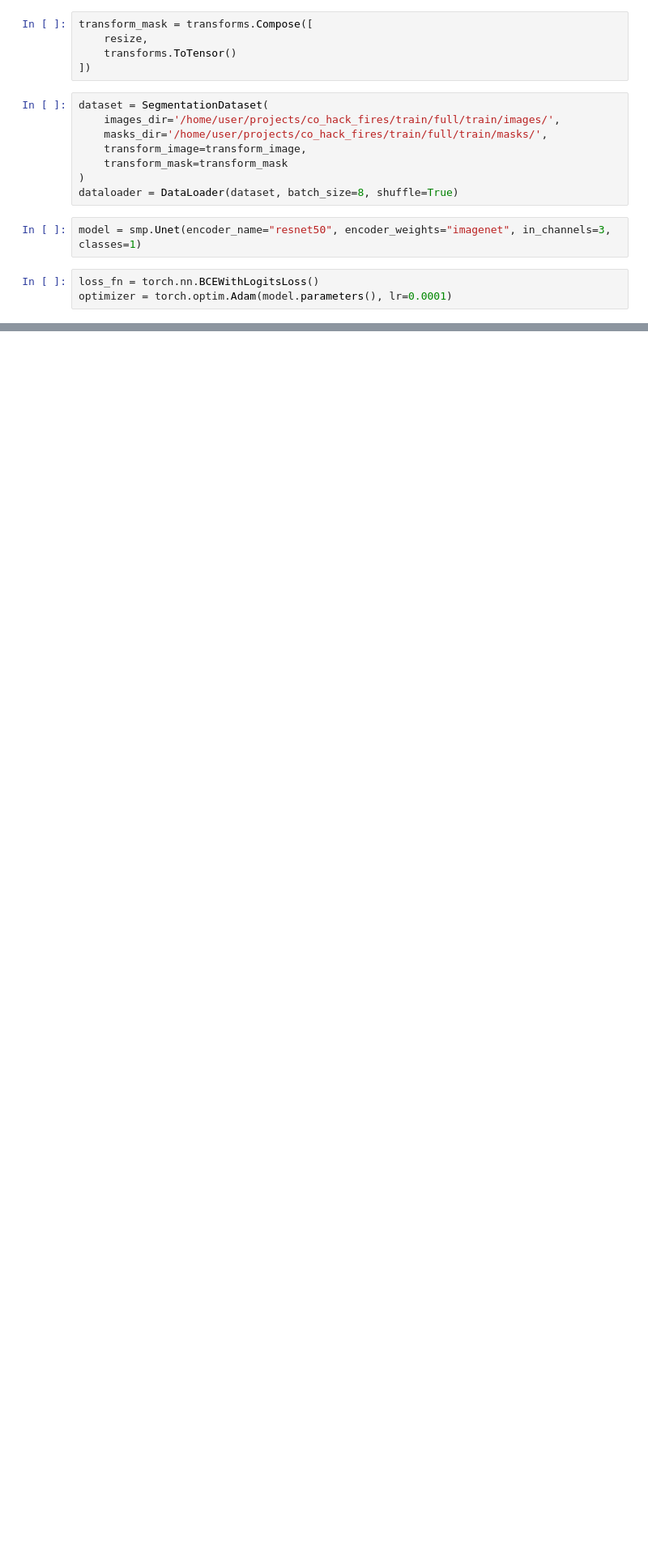
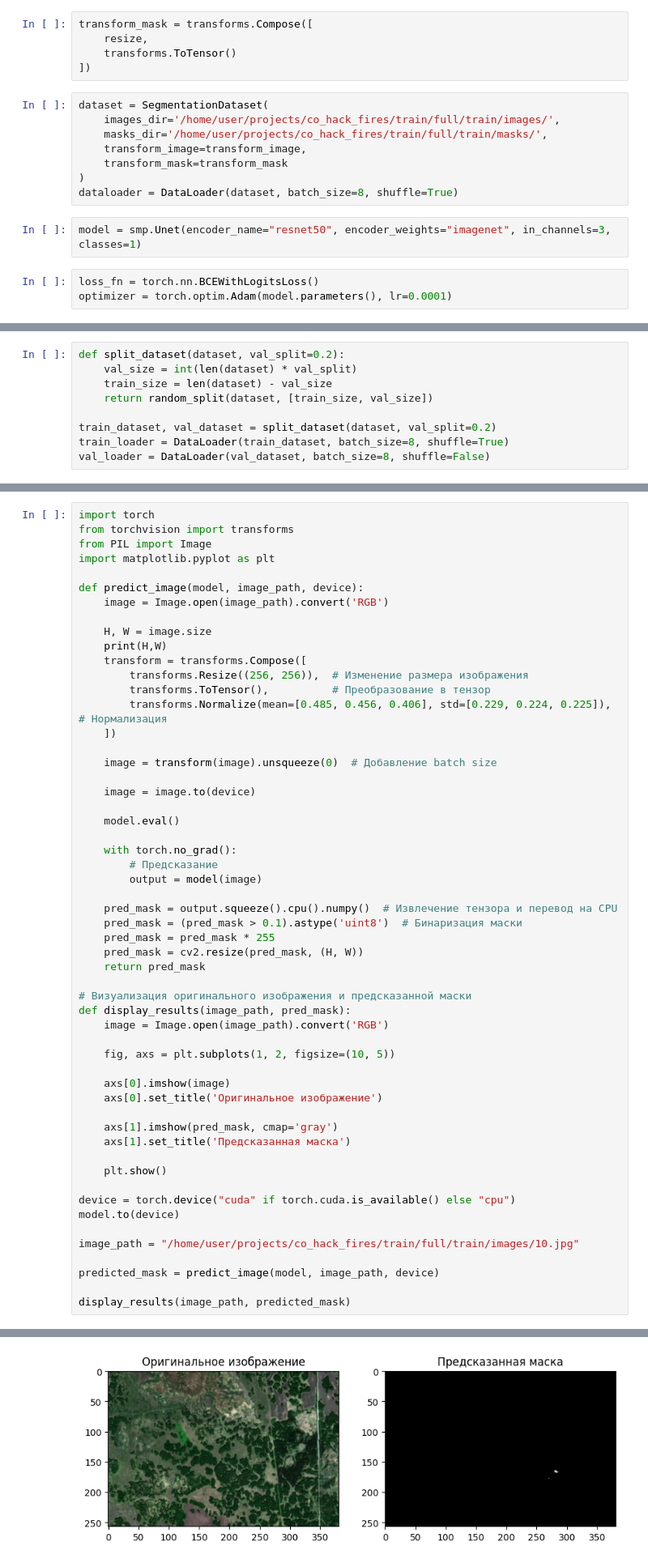
Before and after one commit to Oladiy/forest-fires, a Jupyter notebook: train_script.ipynb, the cells around one changed output, grey strips where cells are left out. Shown at 81% size. Saved outputs shown, nothing was run; the diff lists cells and outputs as text; blank space fills up the shorter version.

```diff
--- a/train_script.ipynb
+++ b/train_script.ipynb
@@ -258,0 +180,9 @@ Epoch 100/100, Loss: 0.1879, IoU: 0.2482, Pixel Accuracy: 0.7322
+# %%
+def split_dataset(dataset, val_split=0.2):
+    val_size = int(len(dataset) * val_split)
+    train_size = len(dataset) - val_size
+    return random_split(dataset, [train_size, val_size])
+
+train_dataset, val_dataset = split_dataset(dataset, val_split=0.2)
+train_loader = DataLoader(train_dataset, batch_size=8, shuffle=True)
+val_loader = DataLoader(val_dataset, batch_size=8, shuffle=False)
@@ -258,0 +279,56 @@ Epoch 100/100, Loss: 0.1879, IoU: 0.2482, Pixel Accuracy: 0.7322
+# %%
+import torch
+from torchvision import transforms
+from PIL import Image
+import matplotlib.pyplot as plt
+
+def predict_image(model, image_path, device):
+    image = Image.open(image_path).convert('RGB')
+
+    H, W = image.size
+    print(H,W)
+    transform = transforms.Compose([
+        transforms.Resize((256, 256)),  # Изменение размера изображения
+        transforms.ToTensor(),          # Преобразование в тензор
+        transforms.Normalize(mean=[0.485, 0.456, 0.406], std=[0.229, 0.224, 0.225]),  # Нормализация
+    ])
+
+    image = transform(image).unsqueeze(0)  # Добавление batch size
+
+    image = image.to(device)
+
+    model.eval()
+
+    with torch.no_grad():
+        # Предсказание
+        output = model(image)
+
+    pred_mask = output.squeeze().cpu().numpy()  # Извлечение тензора и перевод на CPU
+    pred_mask = (pred_mask > 0.1).astype('uint8')  # Бинаризация маски
+    pred_mask = pred_mask * 255
+    pred_mask = cv2.resize(pred_mask, (H, W))
+    return pred_mask
+
+# Визуализация оригинального изображения и предсказанной маски
+def display_results(image_path, pred_mask):
+    image = Image.open(image_path).convert('RGB')
+
+    fig, axs = plt.subplots(1, 2, figsize=(10, 5))
+
+    axs[0].imshow(image)
+    axs[0].set_title('Оригинальное изображение')
+
+    axs[1].imshow(pred_mask, cmap='gray')
+    axs[1].set_title('Предсказанная маска')
+
+    plt.show()
+
+device = torch.device("cuda" if torch.cuda.is_available() else "cpu")
+model.to(device)
+
+image_path = "/home/user/projects/co_hack_fires/train/full/train/images/10.jpg"
+
+predicted_mask = predict_image(model, image_path, device)
+
+display_results(image_path, predicted_mask)
+# %% [output]
@@ -258,0 +336 @@ Epoch 100/100, Loss: 0.1879, IoU: 0.2482, Pixel Accuracy: 0.7322
+[figure, added]
```
Also changed, not shown: parts of 11 cells of this notebook.
